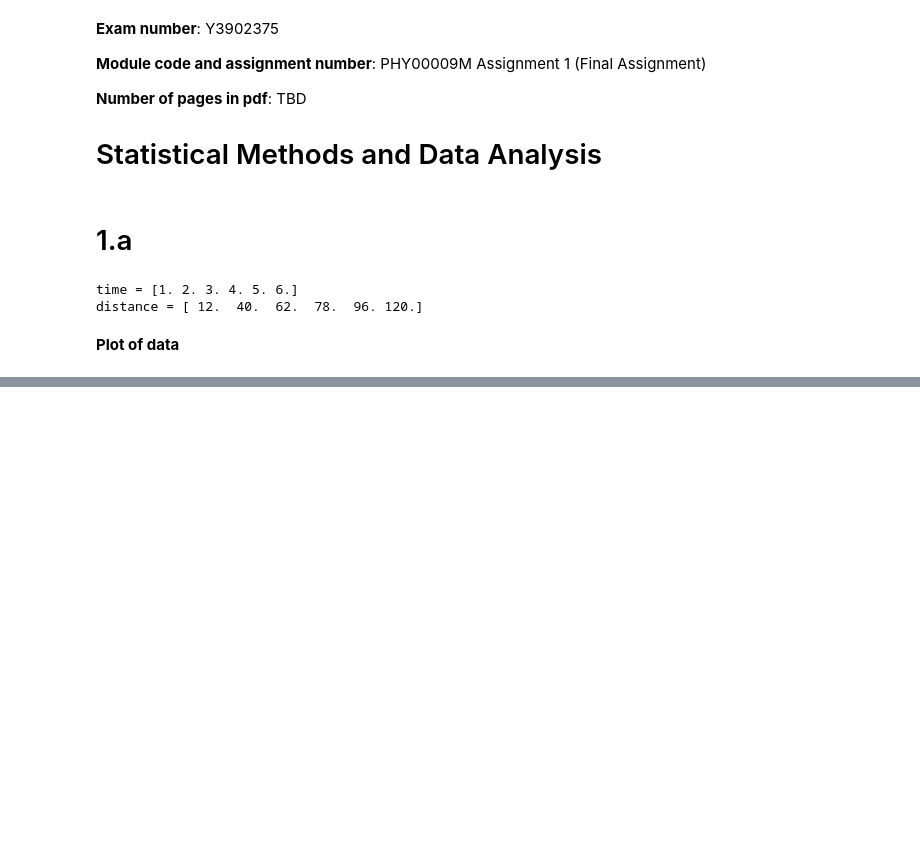
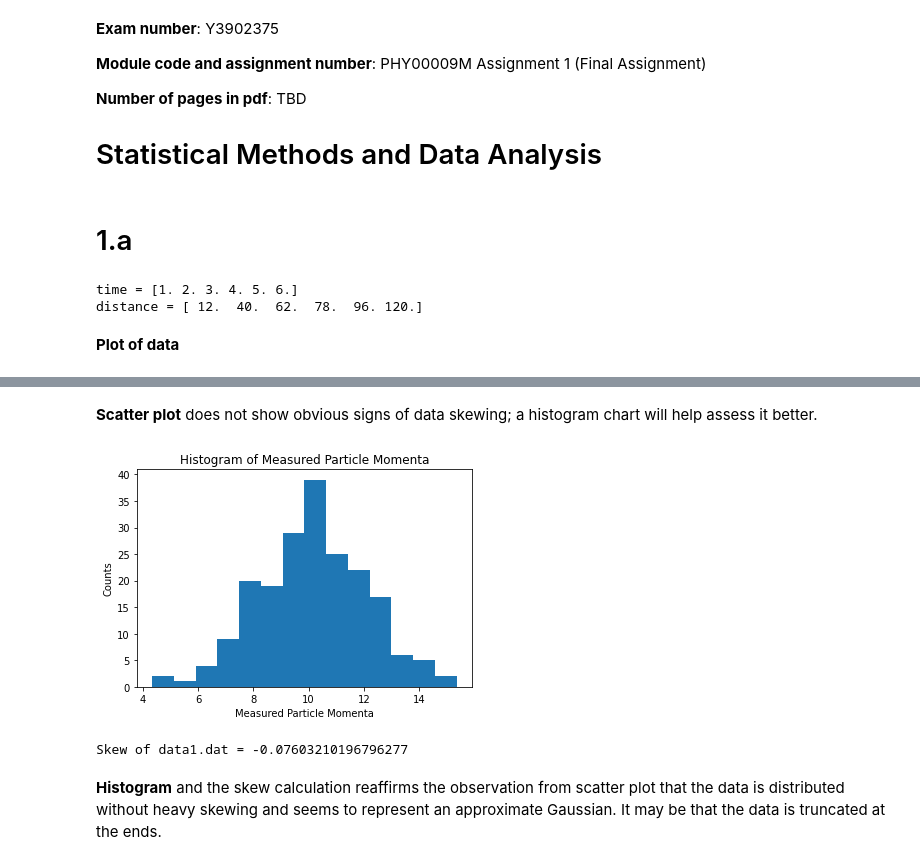
Before and after one commit to mehfoos/Nuclear-Fusion, a Jupyter notebook: Smda/PHY00009M 1.ipynb, the cells around one changed output, grey strips where cells are left out. Cells and saved outputs as stored; diff of their text form; code cells hidden in the pictures; blank space fills up the shorter version.

```diff
--- a/Smda/PHY00009M 1.ipynb
+++ b/Smda/PHY00009M 1.ipynb
@@ -47,0 +251,22 @@ Given how the question says that the trolley passes through reference for distan
+# %% [markdown]
+**Scatter plot** does not show obvious signs of data skewing; a histogram chart will help assess it better.
+# %%
+# Plot: Histogram
+plt.title('Histogram of Measured Particle Momenta')
+plt.xlabel("Measured Particle Momenta")
+plt.ylabel("Counts")
+nBins=int(np.sqrt(len(data1)))
+# nBins = int(2*np.cbrt(len(data1))) # Rice rule
+binnedData, lowboundBin, patches=plt.hist(data1, bins =nBins)
+plt.show()
+# %% [output]
+[figure, added]
+# %%
+from scipy.stats import skew # library package for skew calcs
+
+data1Skew = skew(data1)
+print("Skew of data1.dat =", data1Skew)
+# %% [output]
+Skew of data1.dat = -0.07603210196796277
+# %% [markdown]
+**Histogram** and the skew calculation reaffirms the observation from scatter plot that the data is distributed without heavy skewing and seems to represent an approximate Gaussian. It may be that the data is truncated at the ends.
```
Also changed, not shown: parts of 33 cells of this notebook, 1 other file.
